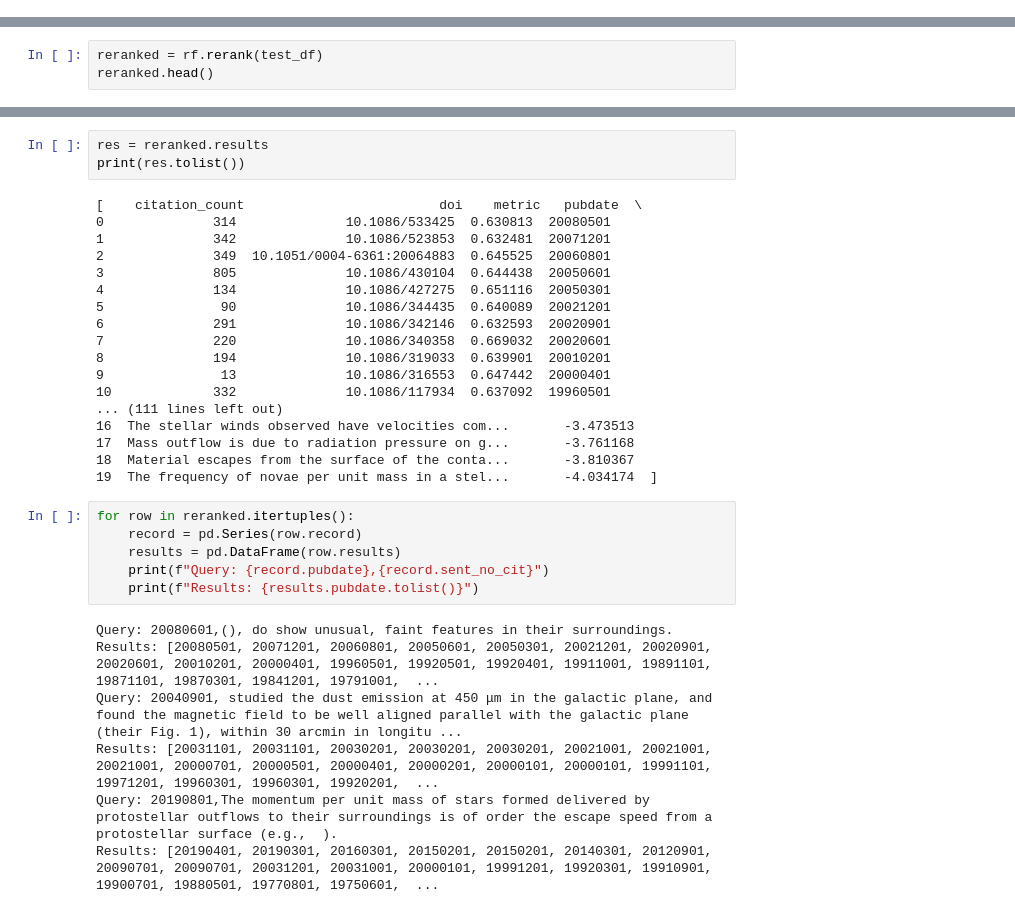
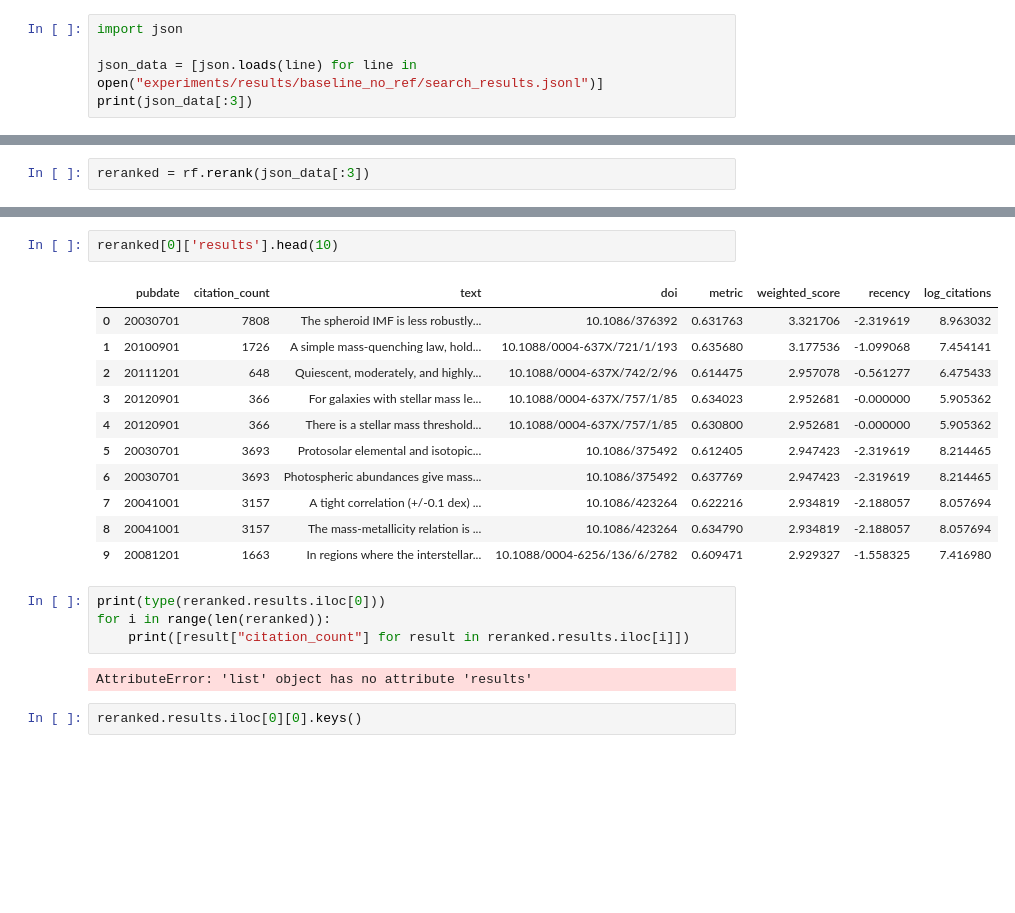
Before and after one commit to benjaminb/citeline, a Jupyter notebook: test_parquet_load.ipynb, the cells around one changed output, grey strips where cells are left out. Saved outputs shown, nothing was run; the diff lists cells and outputs as text; blank space fills up the shorter version.

Commit message:
working on rank fusion and metrics

```diff
--- a/test_parquet_load.ipynb
+++ b/test_parquet_load.ipynb
@@ -12,0 +6,5 @@ df.head()
+# %%
+import json
+
+json_data = [json.loads(line) for line in open("experiments/results/baseline_no_ref/search_results.jsonl")]
+print(json_data[:3])
@@ -109,4 +97,3 @@ AttributeError: 'list' object has no attribute 'tolist'
 # %%
-reranked = rf.rerank(test_df)
-reranked.head()
+reranked = rf.rerank(json_data[:3])
 # %% [output]
@@ -120,34 +109,22 @@ Got columns: Index(['citation_count', 'doi', 'metric', 'pubdate', 'text'], dtype
+# %%
+reranked[0]['results'].head(10)
+# %% [output]
+|  | pubdate | citation_count | text | doi | metric | weighted_score | recency | log_citations |
+| 0 | 20030701 | 7808 | The spheroid IMF is less robustly... | 10.1086/376392 | 0.631763 | 3.321706 | -2.319619 | 8.963032 |
+| 1 | 20100901 | 1726 | A simple mass-quenching law, hold... | 10.1088/0004-637X/721/1/193 | 0.635680 | 3.177536 | -1.099068 | 7.454141 |
+| 2 | 20111201 | 648 | Quiescent, moderately, and highly... | 10.1088/0004-637X/742/2/96 | 0.614475 | 2.957078 | -0.561277 | 6.475433 |
+| 3 | 20120901 | 366 | For galaxies with stellar mass le... | 10.1088/0004-637X/757/1/85 | 0.634023 | 2.952681 | -0.000000 | 5.905362 |
+| 4 | 20120901 | 366 | There is a stellar mass threshold... | 10.1088/0004-637X/757/1/85 | 0.630800 | 2.952681 | -0.000000 | 5.905362 |
+| 5 | 20030701 | 3693 | Protosolar elemental and isotopic... | 10.1086/375492 | 0.612405 | 2.947423 | -2.319619 | 8.214465 |
+| 6 | 20030701 | 3693 | Photospheric abundances give mass... | 10.1086/375492 | 0.637769 | 2.947423 | -2.319619 | 8.214465 |
+| 7 | 20041001 | 3157 | A tight correlation (+/-0.1 dex) ... | 10.1086/423264 | 0.622216 | 2.934819 | -2.188057 | 8.057694 |
+| 8 | 20041001 | 3157 | The mass-metallicity relation is ... | 10.1086/423264 | 0.634790 | 2.934819 | -2.188057 | 8.057694 |
+| 9 | 20081201 | 1663 | In regions where the interstellar... | 10.1088/0004-6256/136/6/2782 | 0.609471 | 2.929327 | -1.558325 | 7.416980 |
 # %%
-res = reranked.results
-print(res.tolist())
+print(type(reranked.results.iloc[0]))
+for i in range(len(reranked)):
+    print([result["citation_count"] for result in reranked.results.iloc[i]])
 # %% [output]
-[    citation_count                         doi    metric   pubdate  \
-0              314              10.1086/533425  0.630813  20080501
-1              342              10.1086/523853  0.632481  20071201
-2              349  10.1051/0004-6361:20064883  0.645525  20060801
-3              805              10.1086/430104  0.644438  20050601
-4              134              10.1086/427275  0.651116  20050301
-5               90              10.1086/344435  0.640089  20021201
-6              291              10.1086/342146  0.632593  20020901
-7              220              10.1086/340358  0.669032  20020601
-8              194              10.1086/319033  0.639901  20010201
-9               13              10.1086/316553  0.647442  20000401
-10             332              10.1086/117934  0.637092  19960501
-... (111 lines left out)
-16  The stellar winds observed have velocities com...       -3.473513
-17  Mass outflow is due to radiation pressure on g...       -3.761168
-18  Material escapes from the surface of the conta...       -3.810367
-19  The frequency of novae per unit mass in a stel...       -4.034174  ]
+AttributeError: 'list' object has no attribute 'results'
 # %%
-for row in reranked.itertuples():
-    record = pd.Series(row.record)
-    results = pd.DataFrame(row.results)
-    print(f"Query: {record.pubdate},{record.sent_no_cit}")
-    print(f"Results: {results.pubdate.tolist()}")
+reranked.results.iloc[0][0].keys()
-# %% [output]
-Query: 20080601,(), do show unusual, faint features in their surroundings.
-Results: [20080501, 20071201, 20060801, 20050601, 20050301, 20021201, 20020901, 20020601, 20010201, 20000401, 19960501, 19920501, 19920401, 19911001, 19891101, 19871101, 19870301, 19841201, 19791001,  ...
-Query: 20040901, studied the dust emission at 450 μm in the galactic plane, and found the magnetic field to be well aligned parallel with the galactic plane (their Fig. 1), within 30 arcmin in longitu ...
-Results: [20031101, 20031101, 20030201, 20030201, 20030201, 20021001, 20021001, 20021001, 20000701, 20000501, 20000401, 20000201, 20000101, 20000101, 19991101, 19971201, 19960301, 19960301, 19920201,  ...
-Query: 20190801,The momentum per unit mass of stars formed delivered by protostellar outflows to their surroundings is of order the escape speed from a protostellar surface (e.g.,  ).
-Results: [20190401, 20190301, 20160301, 20150201, 20150201, 20140301, 20120901, 20090701, 20090701, 20031201, 20031001, 20000101, 19991201, 19920301, 19910901, 19900701, 19880501, 19770801, 19750601,  ...
```
Also changed, not shown: parts of 7 cells of this notebook, 2 other files.
